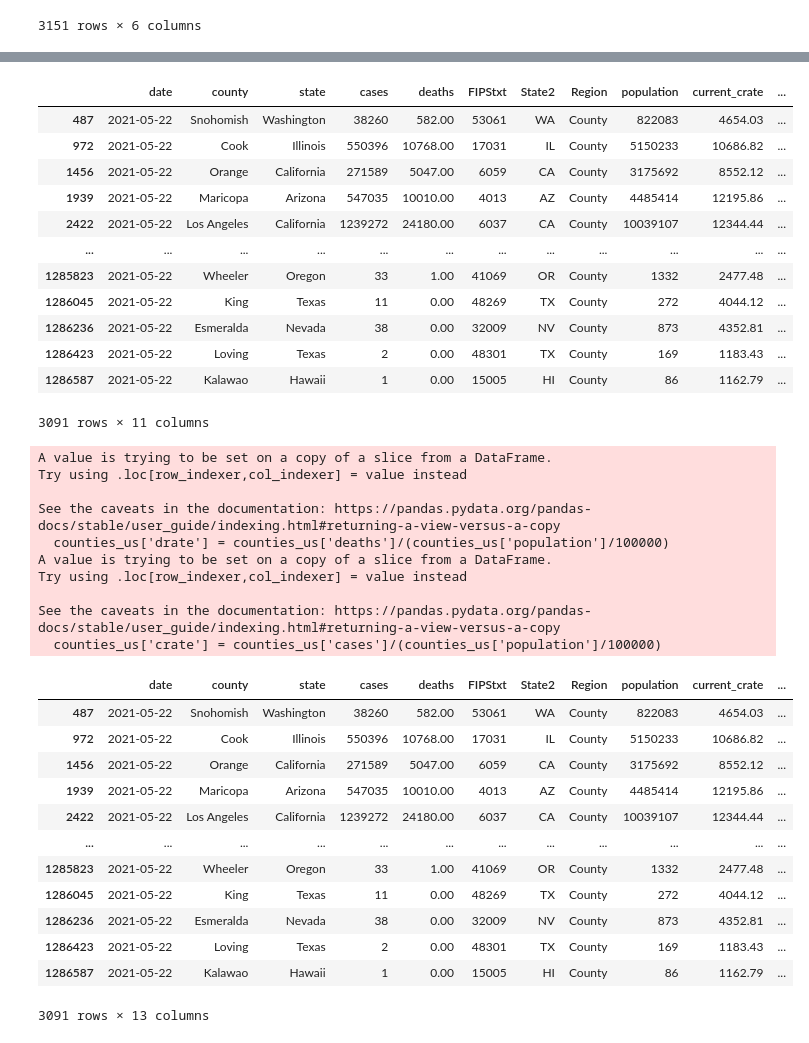
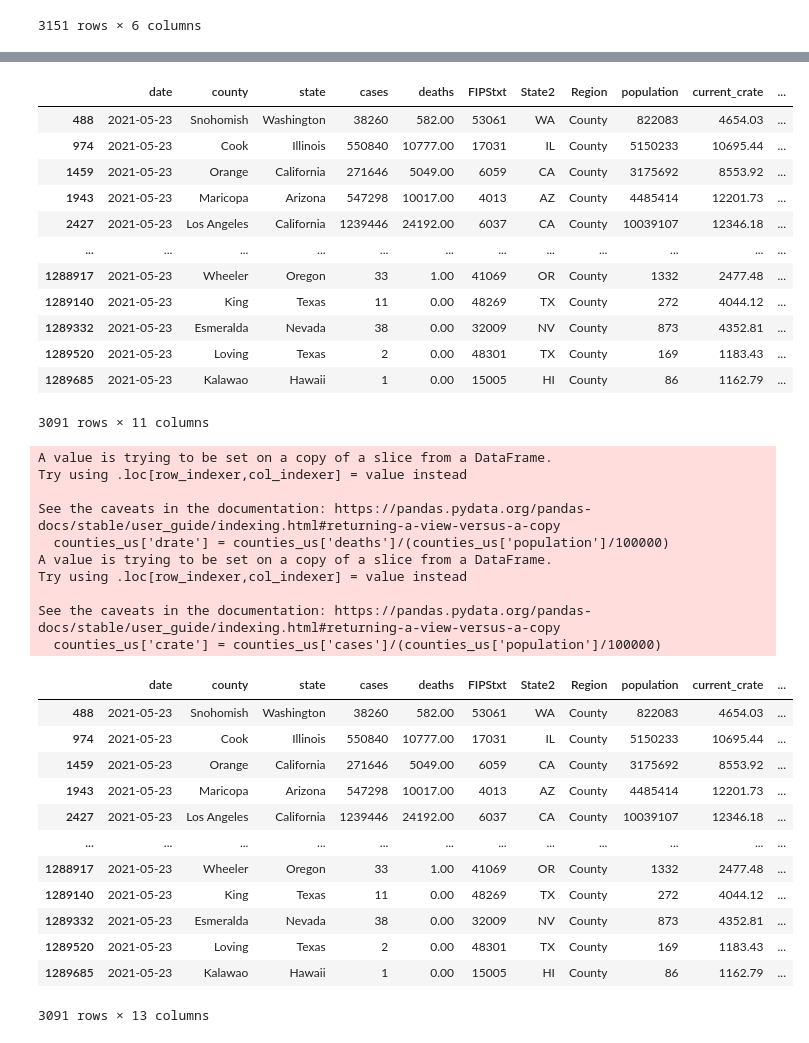
Before and after one commit to menlodoug/covid_crunching, a Jupyter notebook: pandas/COVID_USA.ipynb, the cells around one changed output, grey strips where cells are left out. Saved outputs shown, nothing was run; the diff lists cells and outputs as text; code cells hidden in the pictures.

```diff
--- a/pandas/COVID_USA.ipynb
+++ b/pandas/COVID_USA.ipynb
@@ -94,21 +94,21 @@ counties
 # %%
 # Isolate data from most current day.
 
-counties_us = counties[(counties['date'] == '2021-05-22') & (counties['Region'] == 'County')]
+counties_us = counties[(counties['date'] == '2021-05-23') & (counties['Region'] == 'County')]
 counties_us
 # %% [output]
 |  | date | county | state | cases | deaths | FIPStxt | State2 | Region | population | current_crate | ... |
-| 487 | 2021-05-22 | Snohomish | Washington | 38260 | 582.00 | 53061 | WA | County | 822083 | 4654.03 | ... |
-| 972 | 2021-05-22 | Cook | Illinois | 550396 | 10768.00 | 17031 | IL | County | 5150233 | 10686.82 | ... |
-| 1456 | 2021-05-22 | Orange | California | 271589 | 5047.00 | 6059 | CA | County | 3175692 | 8552.12 | ... |
-| 1939 | 2021-05-22 | Maricopa | Arizona | 547035 | 10010.00 | 4013 | AZ | County | 4485414 | 12195.86 | ... |
-| 2422 | 2021-05-22 | Los Angeles | California | 1239272 | 24180.00 | 6037 | CA | County | 10039107 | 12344.44 | ... |
+| 488 | 2021-05-23 | Snohomish | Washington | 38260 | 582.00 | 53061 | WA | County | 822083 | 4654.03 | ... |
+| 974 | 2021-05-23 | Cook | Illinois | 550840 | 10777.00 | 17031 | IL | County | 5150233 | 10695.44 | ... |
+| 1459 | 2021-05-23 | Orange | California | 271646 | 5049.00 | 6059 | CA | County | 3175692 | 8553.92 | ... |
+| 1943 | 2021-05-23 | Maricopa | Arizona | 547298 | 10017.00 | 4013 | AZ | County | 4485414 | 12201.73 | ... |
+| 2427 | 2021-05-23 | Los Angeles | California | 1239446 | 24192.00 | 6037 | CA | County | 10039107 | 12346.18 | ... |
 | ... | ... | ... | ... | ... | ... | ... | ... | ... | ... | ... | ... |
-| 1285823 | 2021-05-22 | Wheeler | Oregon | 33 | 1.00 | 41069 | OR | County | 1332 | 2477.48 | ... |
-| 1286045 | 2021-05-22 | King | Texas | 11 | 0.00 | 48269 | TX | County | 272 | 4044.12 | ... |
-| 1286236 | 2021-05-22 | Esmeralda | Nevada | 38 | 0.00 | 32009 | NV | County | 873 | 4352.81 | ... |
-| 1286423 | 2021-05-22 | Loving | Texas | 2 | 0.00 | 48301 | TX | County | 169 | 1183.43 | ... |
-| 1286587 | 2021-05-22 | Kalawao | Hawaii | 1 | 0.00 | 15005 | HI | County | 86 | 1162.79 | ... |
+| 1288917 | 2021-05-23 | Wheeler | Oregon | 33 | 1.00 | 41069 | OR | County | 1332 | 2477.48 | ... |
+| 1289140 | 2021-05-23 | King | Texas | 11 | 0.00 | 48269 | TX | County | 272 | 4044.12 | ... |
+| 1289332 | 2021-05-23 | Esmeralda | Nevada | 38 | 0.00 | 32009 | NV | County | 873 | 4352.81 | ... |
+| 1289520 | 2021-05-23 | Loving | Texas | 2 | 0.00 | 48301 | TX | County | 169 | 1183.43 | ... |
+| 1289685 | 2021-05-23 | Kalawao | Hawaii | 1 | 0.00 | 15005 | HI | County | 86 | 1162.79 | ... |
 3091 rows × 11 columns
 # %%
 # Create up to date rates so rankings can be performed using the latest data.
@@ -129,17 +129,17 @@ Try using .loc[row_indexer,col_indexer] = value instead
 See the caveats in the documentation: https://pandas.pydata.org/pandas-docs/stable/user_guide/indexing.html#returning-a-view-versus-a-copy
   counties_us['crate'] = counties_us['cases']/(counties_us['population']/100000)
 |  | date | county | state | cases | deaths | FIPStxt | State2 | Region | population | current_crate | ... |
-| 487 | 2021-05-22 | Snohomish | Washington | 38260 | 582.00 | 53061 | WA | County | 822083 | 4654.03 | ... |
-| 972 | 2021-05-22 | Cook | Illinois | 550396 | 10768.00 | 17031 | IL | County | 5150233 | 10686.82 | ... |
-| 1456 | 2021-05-22 | Orange | California | 271589 | 5047.00 | 6059 | CA | County | 3175692 | 8552.12 | ... |
-| 1939 | 2021-05-22 | Maricopa | Arizona | 547035 | 10010.00 | 4013 | AZ | County | 4485414 | 12195.86 | ... |
-| 2422 | 2021-05-22 | Los Angeles | California | 1239272 | 24180.00 | 6037 | CA | County | 10039107 | 12344.44 | ... |
+| 488 | 2021-05-23 | Snohomish | Washington | 38260 | 582.00 | 53061 | WA | County | 822083 | 4654.03 | ... |
+| 974 | 2021-05-23 | Cook | Illinois | 550840 | 10777.00 | 17031 | IL | County | 5150233 | 10695.44 | ... |
+| 1459 | 2021-05-23 | Orange | California | 271646 | 5049.00 | 6059 | CA | County | 3175692 | 8553.92 | ... |
+| 1943 | 2021-05-23 | Maricopa | Arizona | 547298 | 10017.00 | 4013 | AZ | County | 4485414 | 12201.73 | ... |
+| 2427 | 2021-05-23 | Los Angeles | California | 1239446 | 24192.00 | 6037 | CA | County | 10039107 | 12346.18 | ... |
 | ... | ... | ... | ... | ... | ... | ... | ... | ... | ... | ... | ... |
-| 1285823 | 2021-05-22 | Wheeler | Oregon | 33 | 1.00 | 41069 | OR | County | 1332 | 2477.48 | ... |
-| 1286045 | 2021-05-22 | King | Texas | 11 | 0.00 | 48269 | TX | County | 272 | 4044.12 | ... |
-| 1286236 | 2021-05-22 | Esmeralda | Nevada | 38 | 0.00 | 32009 | NV | County | 873 | 4352.81 | ... |
-| 1286423 | 2021-05-22 | Loving | Texas | 2 | 0.00 | 48301 | TX | County | 169 | 1183.43 | ... |
-| 1286587 | 2021-05-22 | Kalawao | Hawaii | 1 | 0.00 | 15005 | HI | County | 86 | 1162.79 | ... |
+| 1288917 | 2021-05-23 | Wheeler | Oregon | 33 | 1.00 | 41069 | OR | County | 1332 | 2477.48 | ... |
+| 1289140 | 2021-05-23 | King | Texas | 11 | 0.00 | 48269 | TX | County | 272 | 4044.12 | ... |
+| 1289332 | 2021-05-23 | Esmeralda | Nevada | 38 | 0.00 | 32009 | NV | County | 873 | 4352.81 | ... |
+| 1289520 | 2021-05-23 | Loving | Texas | 2 | 0.00 | 48301 | TX | County | 169 | 1183.43 | ... |
+| 1289685 | 2021-05-23 | Kalawao | Hawaii | 1 | 0.00 | 15005 | HI | County | 86 | 1162.79 | ... |
 3091 rows × 13 columns
 # %%
 # Create ranking of infection rates by county for each state
```
Also changed, not shown: parts of 13 cells of this notebook, 32 other files.
